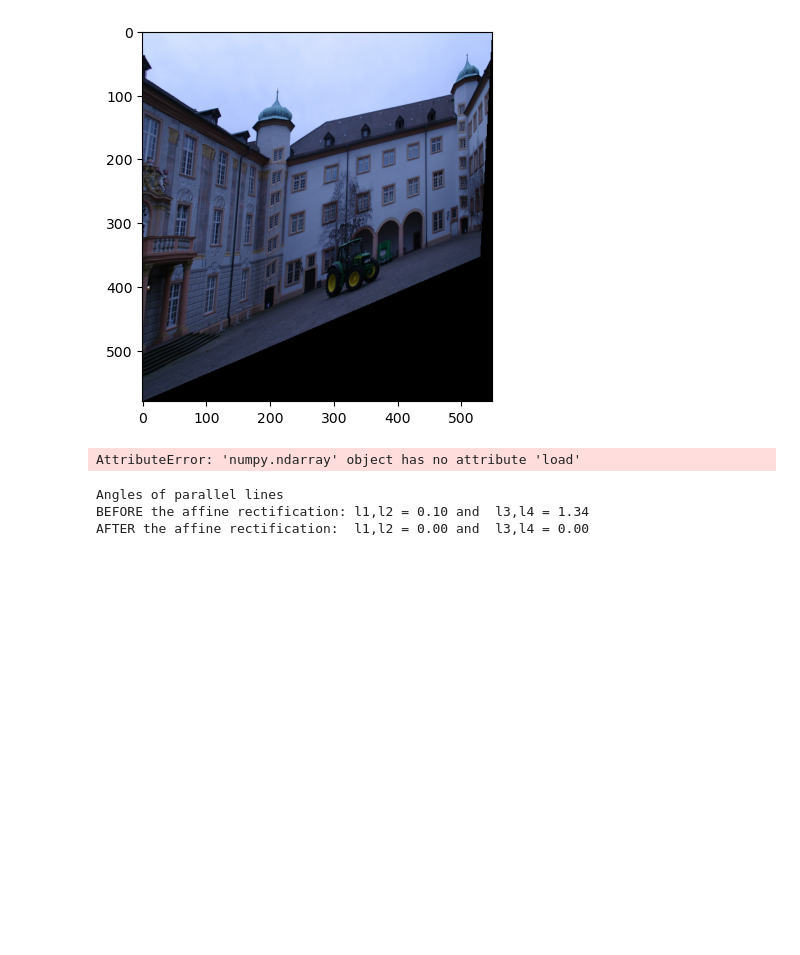
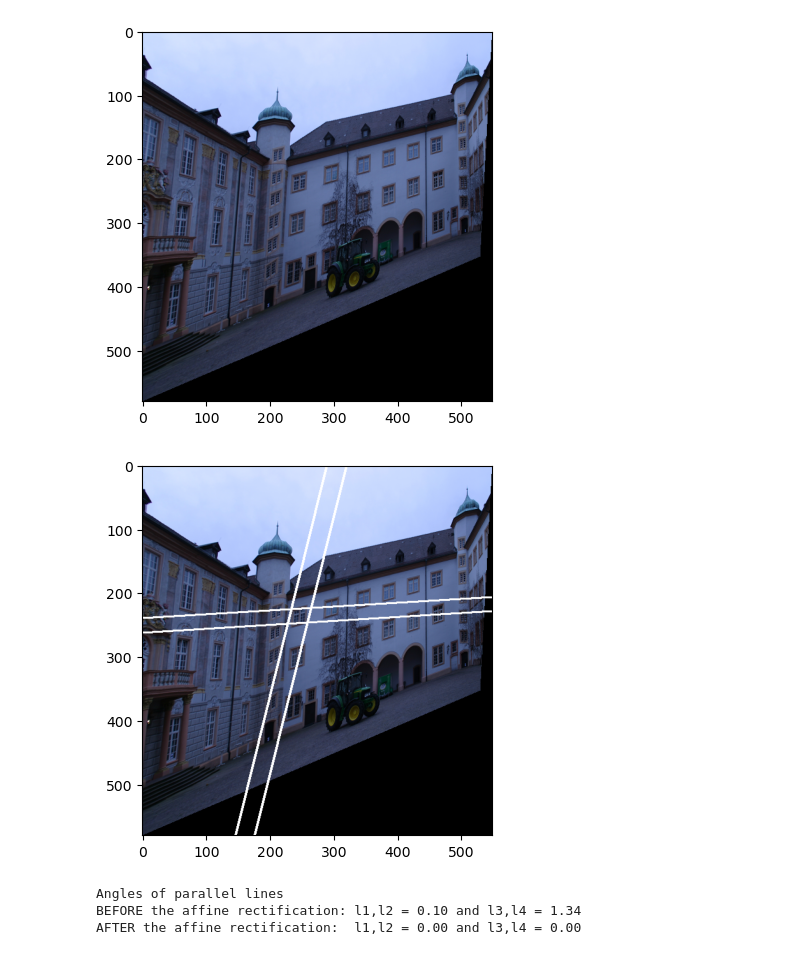
Before and after one commit to aolivtous/MCV_M4_3DVision, a Jupyter notebook: lab1/lab1.ipynb, the cells around one changed output. Drawn from its saved outputs; the diff is of its cells as text; code cells hidden in the pictures; blank space fills up the shorter version.

```diff
--- a/lab1/lab1.ipynb
+++ b/lab1/lab1.ipynb
@@ -298,28 +301,28 @@ plot_img(I_affine_rect.astype(np.uint8))
 [figure]
 [figure]
 # %%
-
 # Compute the transformed lines lr1, lr2, lr3, lr4
 Ha_p_inv_t = np.transpose(LA.inv(Ha_p))
 lr1 = np.matmul(Ha_p_inv_t, l1)
 lr2 = np.matmul(Ha_p_inv_t, l2)
 lr3 = np.matmul(Ha_p_inv_t, l3)
 lr4 = np.matmul(Ha_p_inv_t, l4)
 
+lr5 = np.matmul(Ha_p_inv_t, l5)
+lr6 = np.matmul(Ha_p_inv_t, l6)
 
 # S'ha de fer algo mes ???
 
 # show the transformed lines in the transformed image
-canv = ImageDraw.Draw(I_affine_rect.astype(np.uint8))
+I_aff_rect = im = Image.fromarray(I_affine_rect.astype(np.uint8))
+canv = ImageDraw.Draw(I_aff_rect)
 point_color = (0, 0, 255)
-line_draw(lr1, canv, I_affine_rect.size) # horiz top
-line_draw(lr2, canv, I_affine_rect.size) # horiz bottom
-line_draw(lr3, canv, I_affine_rect.size) # vertical left
-line_draw(lr4, canv, I_affine_rect.size) # vertical right
+line_draw(lr1, canv, I_aff_rect.size) # horiz top
+line_draw(lr2, canv, I_aff_rect.size) # horiz bottom
+line_draw(lr3, canv, I_aff_rect.size) # vertical left
+line_draw(lr4, canv, I_aff_rect.size) # vertical right
 
-plot_img(I_affine_rect.astype(np.uint8))
-
-#??????????
+plot_img(I_aff_rect)
 # %% [output]
-AttributeError: 'numpy.ndarray' object has no attribute 'load'
+[figure, added]
 # %%
```
Also changed, not shown: parts of 8 cells of this notebook.
